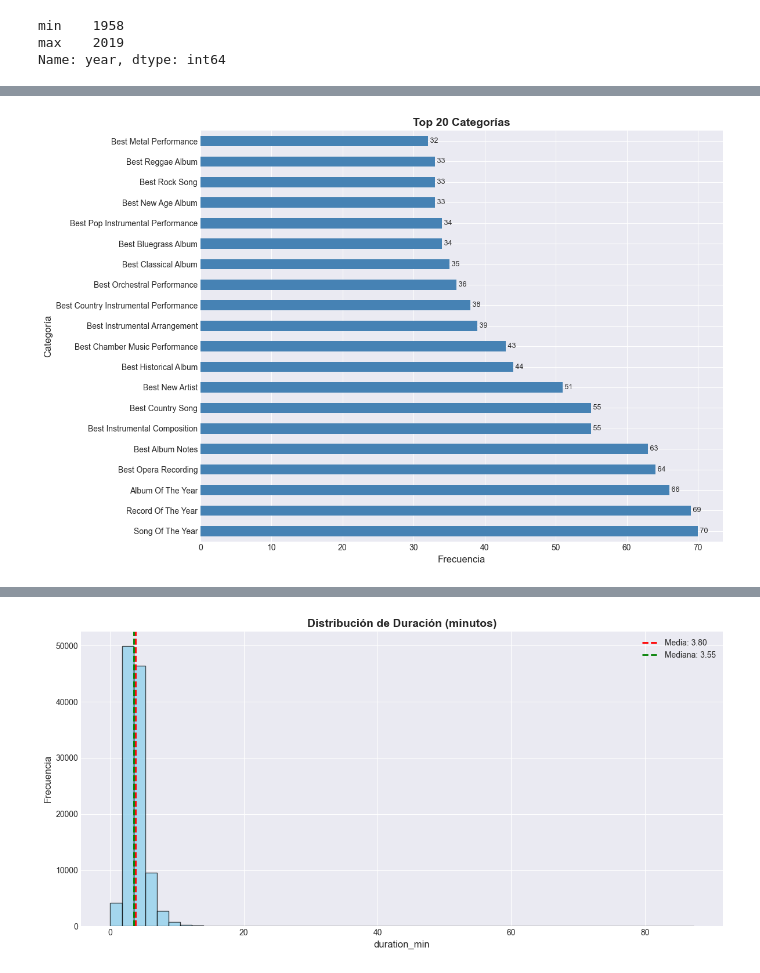
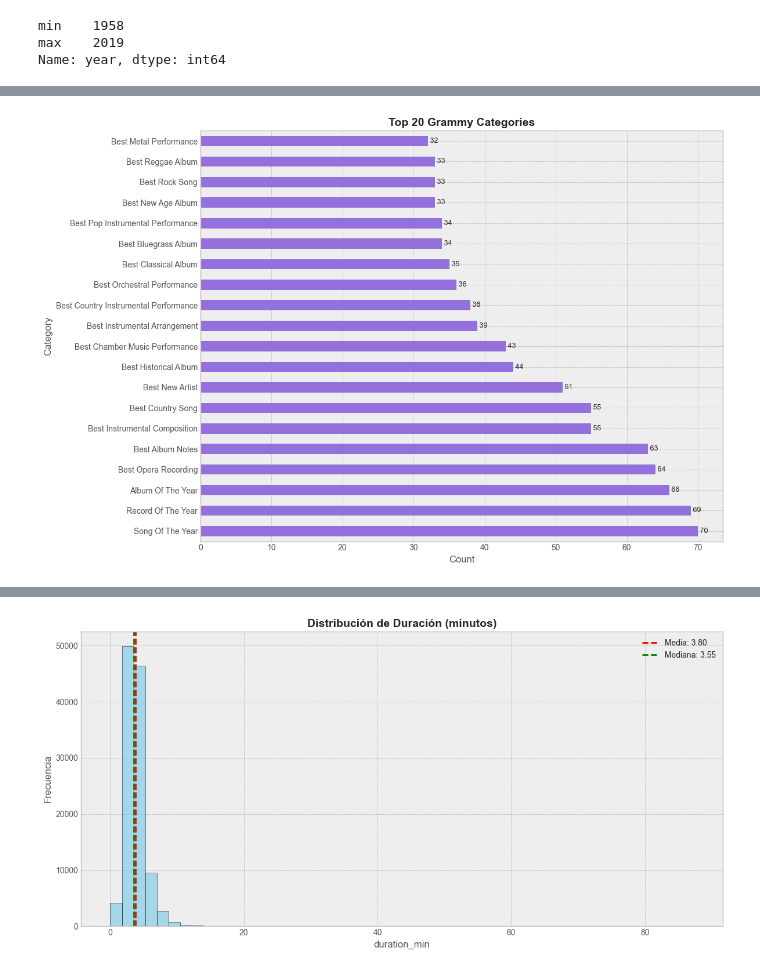
Before and after one commit to HEstefaniaR/workshop-2, a Jupyter notebook: EDA.ipynb, the cells around one changed output, grey strips where cells are left out. Drawn from its saved outputs; the diff is of its cells as text; code cells hidden in the pictures.

```diff
--- a/EDA.ipynb
+++ b/EDA.ipynb
@@ -480,22 +480,0 @@ La columna img y workers no aporta información relevante para el análisis.
-# %%
-import pandas as pd
-import matplotlib.pyplot as plt
-import seaborn as sns
-import numpy as np
-
-plt.style.use('seaborn-v0_8-darkgrid')
-sns.set_palette("")
-# %%
-grammy_df['decade'] = (grammy_df['year'] // 10) * 10
-
-plt.figure(figsize=(12, 6))
-decade_counts = grammy_df['decade'].value_counts().sort_index()
-decade_counts.plot(kind='bar', color='steelblue', edgecolor='black')
-plt.title('Nominaciones por Década', fontsize=14, fontweight='bold')
-plt.xlabel('Década', fontsize=12)
-plt.ylabel('Frecuencia', fontsize=12)
-plt.xticks(rotation=0)
-for i, v in enumerate(decade_counts.values):
-    plt.text(i, v, f'{v:,}', ha='center', va='bottom', fontsize=10)
-plt.tight_layout()
-plt.show()
@@ -518,13 +521,13 @@ plt.show()
 # %%
 plt.figure(figsize=(12, 8))
 category_counts = grammy_df['category'].value_counts().head(20)
-category_counts.plot(kind='barh', color='steelblue')
-plt.title('Top 20 Categorías', fontsize=14, fontweight='bold')
-plt.xlabel('Frecuencia', fontsize=12)
-plt.ylabel('Categoría', fontsize=12)
+category_counts.plot(kind='barh', color='mediumpurple')
+plt.title('Top 20 Grammy Categories', fontsize=14, fontweight='bold')
+plt.xlabel('Count', fontsize=12)
+plt.ylabel('Category', fontsize=12)
 for i, v in enumerate(category_counts.values):
     plt.text(v, i, f' {v:,}', va='center', fontsize=9)
 plt.tight_layout()
 plt.show()
 # %% [output]
-[figure, old version]
+[figure, new version]
```
Also changed, not shown: parts of 31 cells of this notebook, 2 other files.
